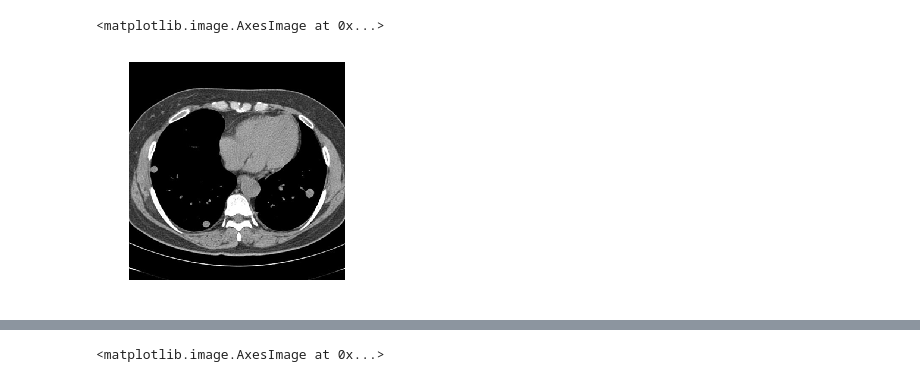
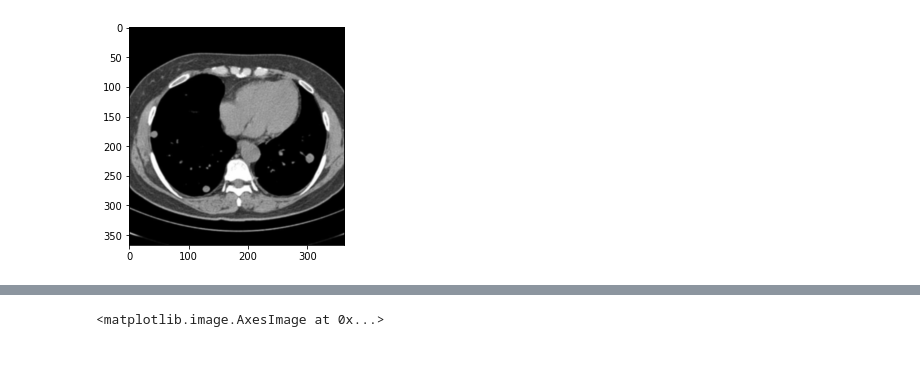
Before and after one commit to medbme/colab, a Jupyter notebook: lung_nodule_detection.ipynb, the cells around one changed output, grey strips where cells are left out. Drawn from its saved outputs; the diff is of its cells as text; code cells hidden in the pictures.

Commit message:
Colaboratory를 통해 생성됨

```diff
--- a/lung_nodule_detection.ipynb
+++ b/lung_nodule_detection.ipynb
@@ -3,17 +13,16 @@
 # %%
-# 이미지 불러오기
-
 
 import numpy as np
-import cv2, matplotlib.pyplot as plt
+import cv2
+import matplotlib.pyplot as plt
+from PIL import Image
+
 %matplotlib inline
-
-img = cv2.imread('lung_1.png') # in BGR mode
+# 이미지 불러오기
+img = cv2.imread('colab/lung_1.png') # in BGR mode
 img = cv2.cvtColor(img, cv2.COLOR_BGR2RGB)
 
-
-plt.axis('off')
-plt.imshow(img)
+plt.imshow(img,interpolation='bicubic')
+plt.show()
 # %% [output]
-<matplotlib.image.AxesImage at 0x...>
-[figure, old version]
+[figure, new version]
```
Also changed, not shown: parts of 3 cells of this notebook.
